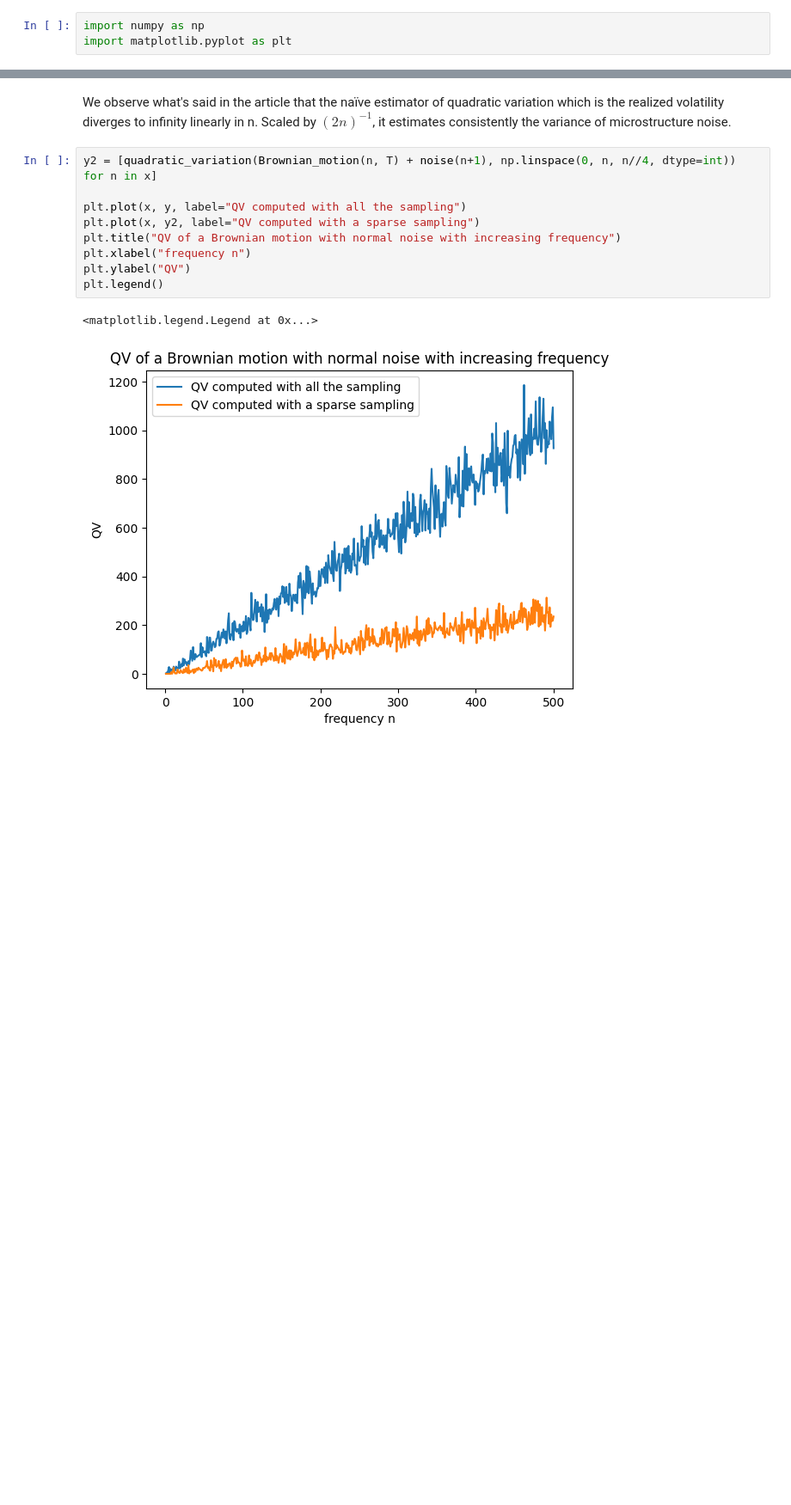
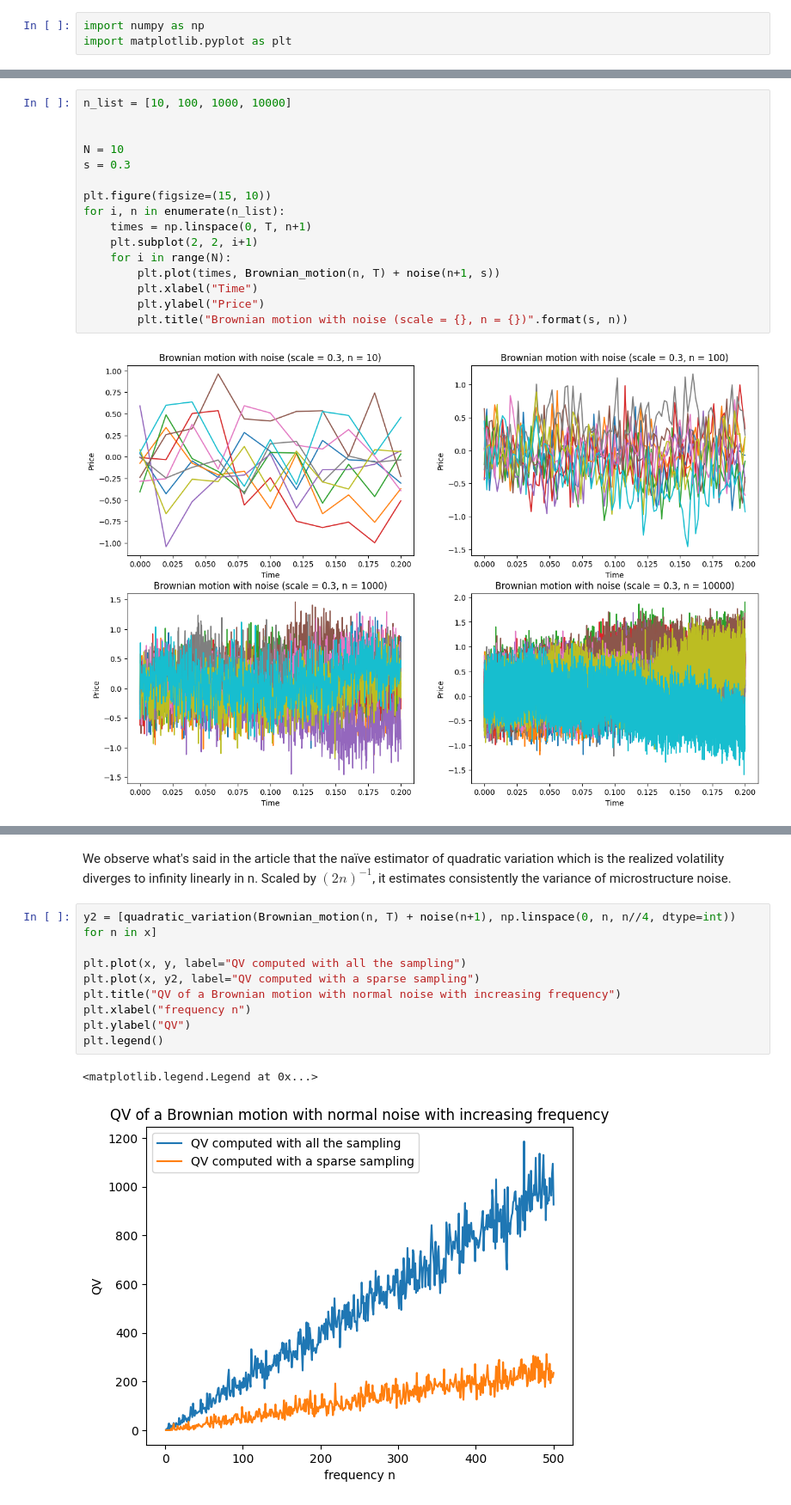
Before and after one commit to nicolassinott/HFT, a Jupyter notebook: Integrated_volatility/test.ipynb, the cells around one changed output, grey strips where cells are left out. Shown at 86% size. Saved outputs shown, nothing was run; the diff lists cells and outputs as text; blank space fills up the shorter version.

```diff
--- a/Integrated_volatility/test.ipynb
+++ b/Integrated_volatility/test.ipynb
@@ -45,6 +45,24 @@ def quadratic_variation(Z: np.ndarray, grid: np.ndarray)-> float:
   for i in range(len(grid)-1):
     var += (Z[grid[i+1]] - Z[grid[i]]) ** 2
   return var
+# %%
+n_list = [10, 100, 1000, 10000]
+
+
+N = 10
+s = 0.3
+
+plt.figure(figsize=(15, 10))
+for i, n in enumerate(n_list):
+    times = np.linspace(0, T, n+1)
+    plt.subplot(2, 2, i+1)
+    for i in range(N):
+        plt.plot(times, Brownian_motion(n, T) + noise(n+1, s))
+        plt.xlabel("Time")
+        plt.ylabel("Price")
+        plt.title("Brownian motion with noise (scale = {}, n = {})".format(s, n))
+# %% [output]
+[figure, added]
 # %%
 x = np.linspace(1, 500, 501, dtype=int)
 y = [quadratic_variation(Brownian_motion(n, T), full_grid(n)) for n in x]
```
Also changed, not shown: parts of 4 cells of this notebook.
